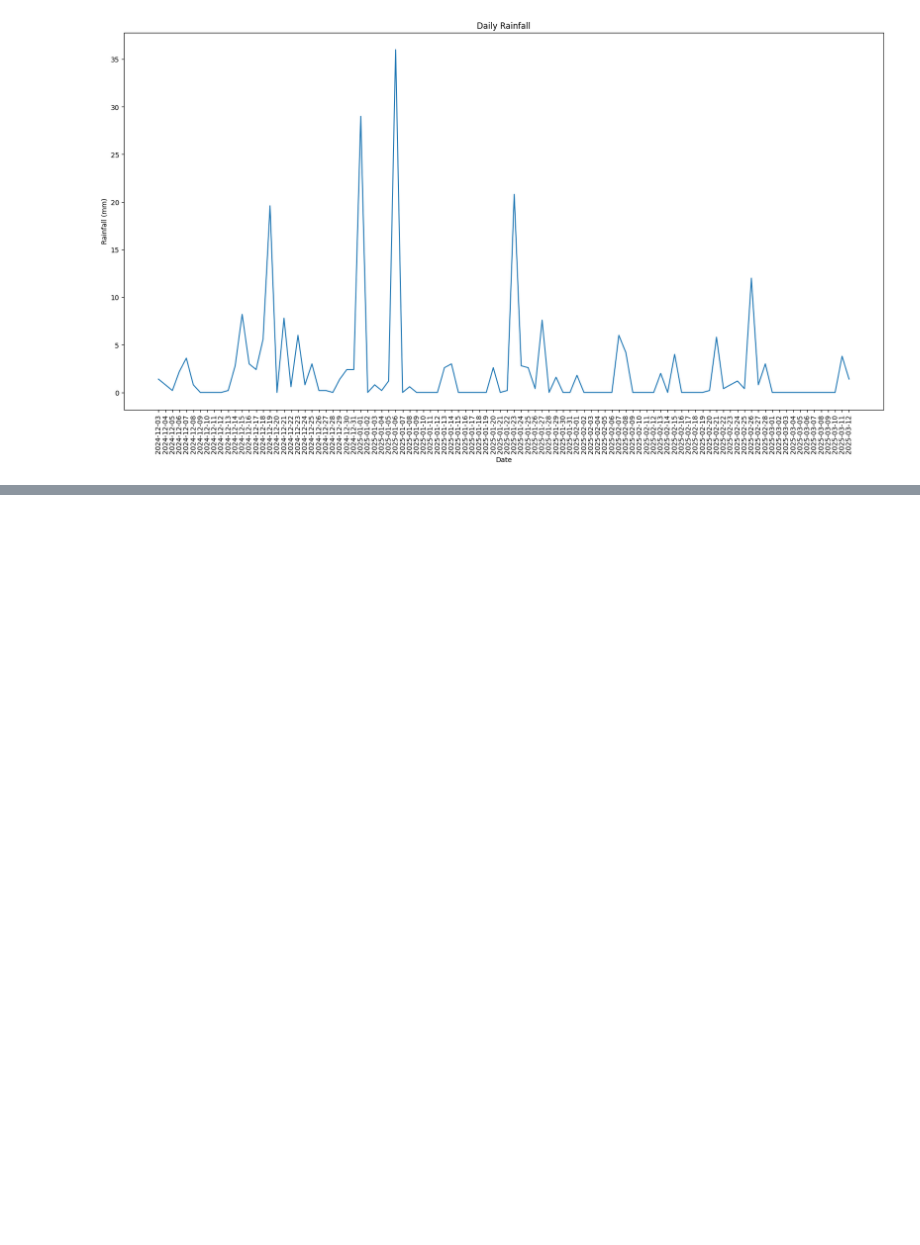
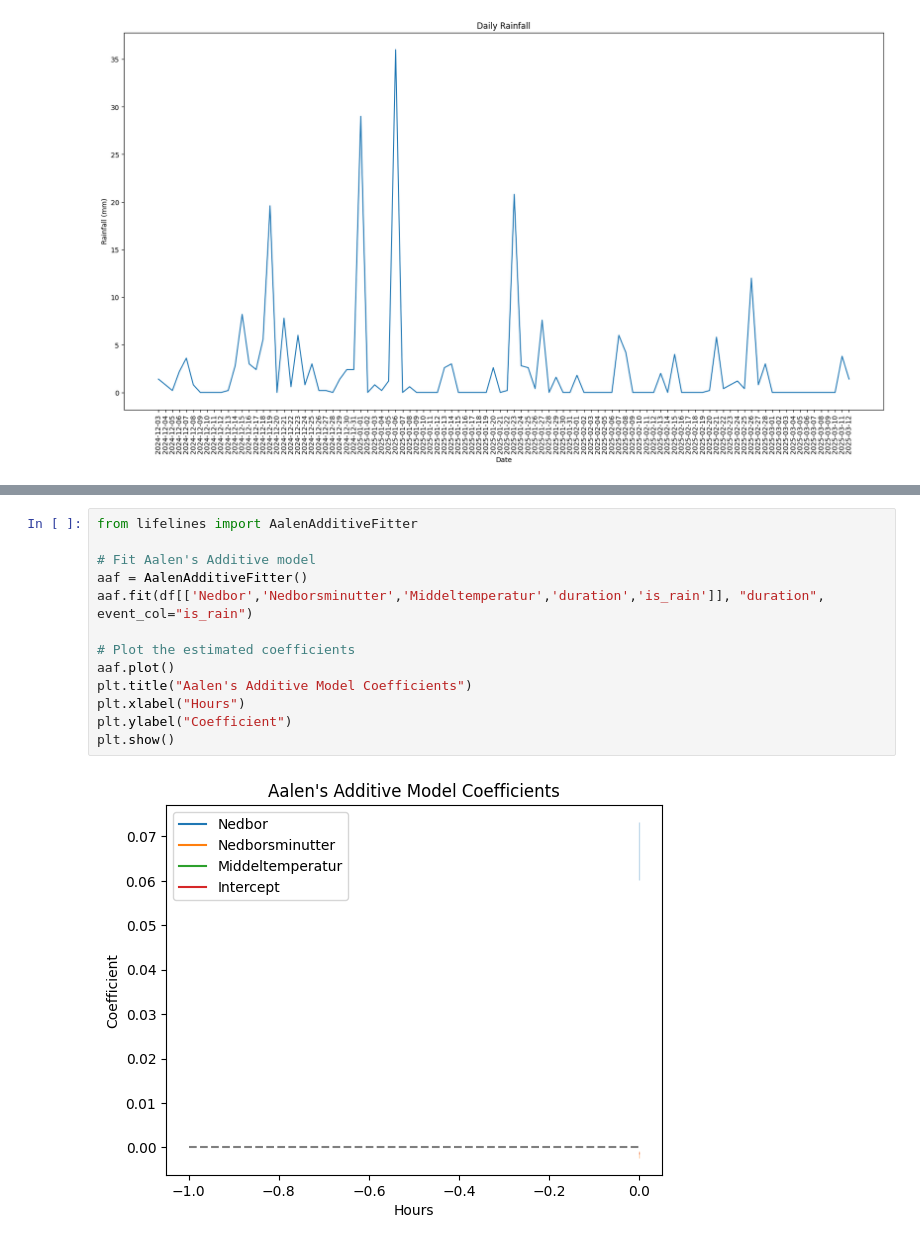
Before and after one commit to FenrisWulven/aba_flooding, a Jupyter notebook: notebooks/survival_analysis.ipynb, the cells around one changed output, grey strips where cells are left out. Drawn from its saved outputs; the diff is of its cells as text; blank space fills up the shorter version.

```diff
--- a/notebooks/survival_analysis.ipynb
+++ b/notebooks/survival_analysis.ipynb
@@ -168,0 +213,15 @@ plt.show()
+# %%
+from lifelines import AalenAdditiveFitter
+
+# Fit Aalen's Additive model
+aaf = AalenAdditiveFitter()
+aaf.fit(df[['Nedbor','Nedborsminutter','Middeltemperatur','duration','is_rain']], "duration", event_col="is_rain")
+
+# Plot the estimated coefficients
+aaf.plot()
+plt.title("Aalen's Additive Model Coefficients")
+plt.xlabel("Hours")
+plt.ylabel("Coefficient")
+plt.show()
+# %% [output]
+[figure, added]
```
Also changed, not shown: parts of 17 cells of this notebook.
